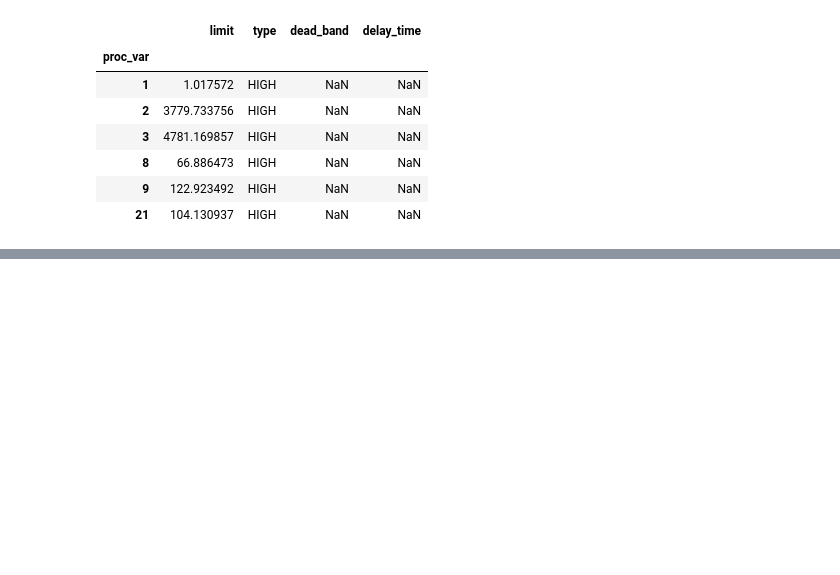
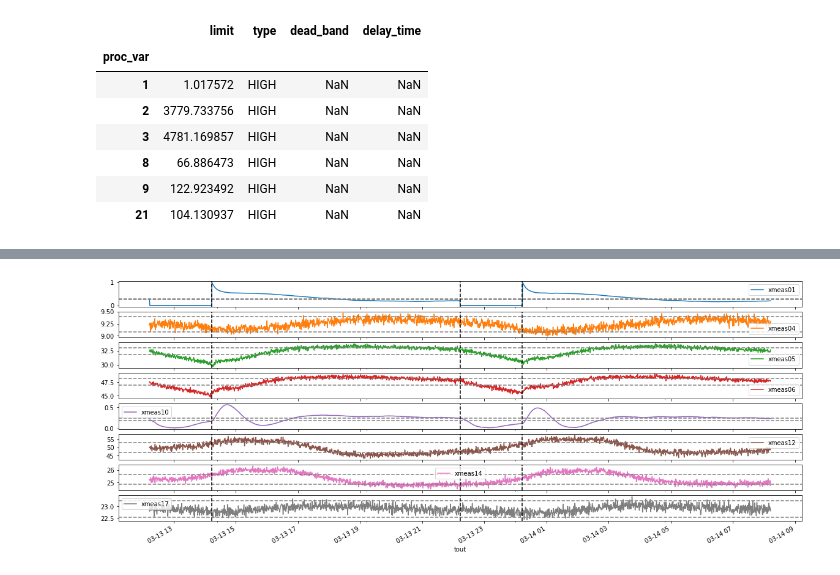
Before and after one commit to ruteee/pesquisa, a Jupyter notebook: Notebooks/Process Plot.ipynb, the cells around one changed output, grey strips where cells are left out. Drawn from its saved outputs; the diff is of its cells as text; code cells hidden in the pictures; blank space fills up the shorter version.

```diff
--- a/Notebooks/Process Plot.ipynb
+++ b/Notebooks/Process Plot.ipynb
@@ -48,0 +56,20 @@ plt.show()
+# %%
+#Plot vars 3sigma method
+proc_df = pd.read_csv(proc_path, index_col='tout', usecols=['tout']+["xmeas%02d" % x for x in  [1,4,5,6,10,12,14,17]])
+proc_df.index = pd.to_datetime(proc_df.index, unit='s')
+proc_df.head()
+
+threshold_sigma_df = pd.read_csv('../sigma_threshold_MultiLoop_mode1_73.csv', index_col='proc_var')
+threshold_sigma_df = threshold_sigma_df.loc[[1,4,5,6,10,12,14,17]]
+
+axes = proc_df.iloc[0:2000].plot(subplots=True, figsize=(20, 8))
+for i, ax in enumerate(axes):
+    ax.axhline(y=threshold_sigma_df.iloc[i*(2)].limit, color="gray", ls='--')
+    ax.axhline(y=threshold_sigma_df.iloc[i*(2) + 1].limit, color="gray", ls='--')
+
+    ax.axvline(x=proc_df.index[200], color="black", ls='--')
+    ax.axvline(x=proc_df.index[1000], color="black", ls='--')
+    ax.axvline(x=proc_df.index[1200], color="black", ls='--')
+plt.show()
+# %% [output]
+[figure, added]
```
Also changed, not shown: parts of 2 cells of this notebook.
